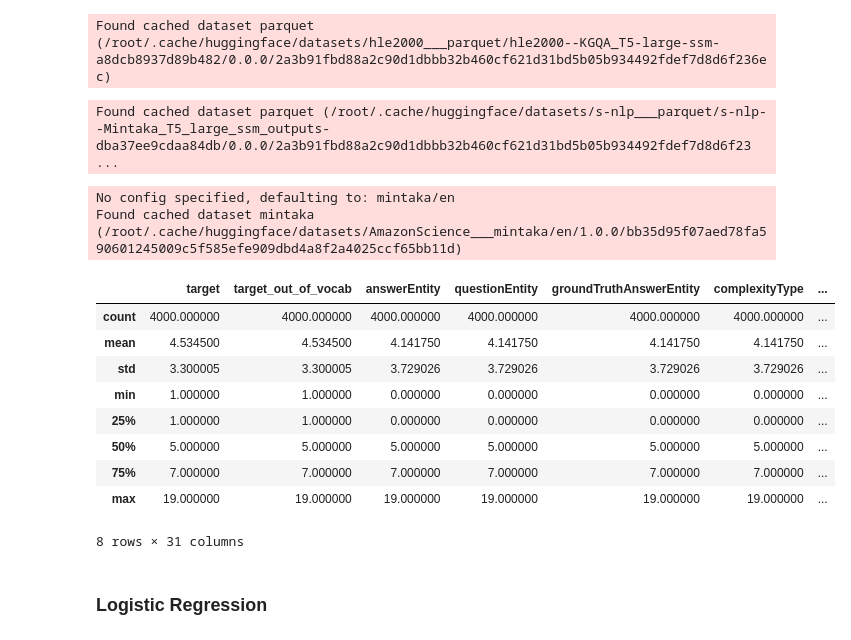
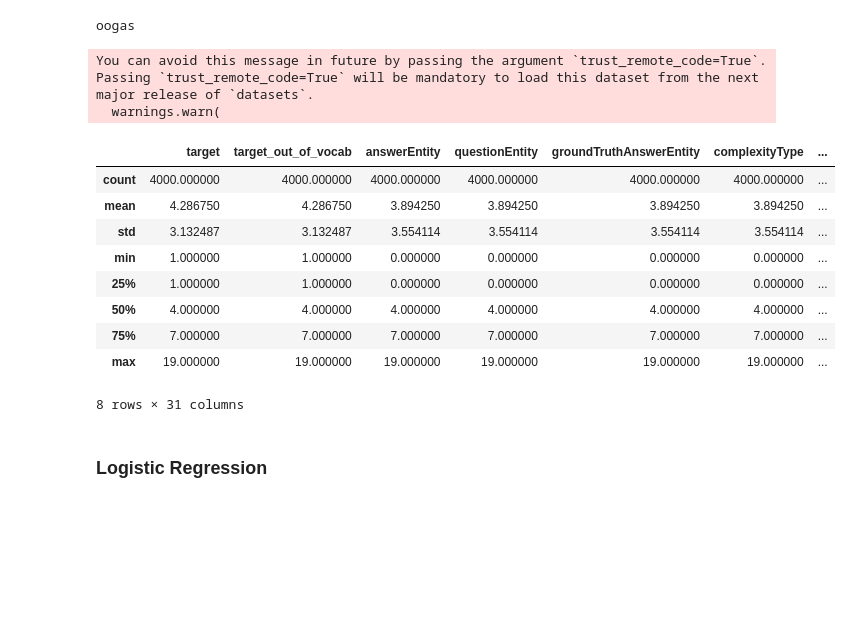
Before and after one commit to s-nlp/kbqa, a Jupyter notebook: experiments/subgraphs_reranking/ranking.ipynb, the cells around one changed output. Saved outputs shown, nothing was run; the diff lists cells and outputs as text; code cells hidden in the pictures; blank space fills up the shorter version.

```diff
--- a/experiments/subgraphs_reranking/ranking.ipynb
+++ b/experiments/subgraphs_reranking/ranking.ipynb
@@ -33,3 +37,7 @@ To enable them in other operations, rebuild TensorFlow with the appropriate comp
+# %%
+poop(preprocessing.StandardScaler())
+# %% [output]
+oogas
 # %%
 random.seed(42)
 np.random.seed(42)
@@ -38,43 +46,45 @@ torch.cuda.manual_seed_all(42)
 set_seed(42)
 torch.backends.cudnn.deterministic = True
 torch.backends.cudnn.benchmark = False
+# %%
+# os.environ['HF_DATASETS_CACHE'] = '/workspace/storage/misc/huggingface'
+
+ds_type = "t5xlssm"  # 't5largessm', 't5xlssm', 'mistral' or 'mixtral'
+
+hf_cache_dir = "/workspace/storage/misc/huggingface"
+mintaka_dataset_path = "AmazonScience/mintaka"
+kgqa_ds_path = "s-nlp/KGQASubgraphsRanking"
+
+
+features_ds = load_dataset(
+    kgqa_ds_path, data_dir=f"{ds_type}_subgraphs", cache_dir=hf_cache_dir
+)
+outputs_ds = load_dataset(
+    kgqa_ds_path, data_dir=f"{ds_type}_outputs", cache_dir=hf_cache_dir
+)
+mintaka_ds = load_dataset(mintaka_dataset_path)
+# %% [output]
+You can avoid this message in future by passing the argument `trust_remote_code=True`.
+Passing `trust_remote_code=True` will be mandatory to load this dataset from the next major release of `datasets`.
+  warnings.warn(
 # %%
-# os.environ['HF_DATASETS_CACHE'] = '/workspace/storage/misc/huggingface'
-
-ds_type = "large"  # 'large' or 'xl'
-
-
-mintaka_dataset_path = "AmazonScience/mintaka"
-features_dataset_path = f"hle2000/KGQA_T5-{ds_type}-ssm"
-seq2seq_outputs_dataset_path = f"s-nlp/Mintaka_T5_{ds_type}_ssm_outputs"
-
-
-features_ds = load_dataset(features_dataset_path)
-outputs_ds = load_dataset(seq2seq_outputs_dataset_path)
-mintaka_ds = load_dataset(mintaka_dataset_path)
-
-
 train_df = prepare_data(mintaka_ds["train"], outputs_ds["train"], features_ds["train"])
 valid_df = prepare_data(
     mintaka_ds["validation"], outputs_ds["validation"], features_ds["validation"]
 )
 test_df = prepare_data(mintaka_ds["test"], outputs_ds["test"], features_ds["test"])
 test_df.groupby(["id", "question"]).count().describe()
 # %% [output]
+|  | target | target_out_of_vocab | answerEntity | questionEntity | groundTruthAnswerEntity | complexityType | ... |
+| count | 4000.000000 | 4000.000000 | 4000.000000 | 4000.000000 | 4000.000000 | 4000.000000 | ... |
+| mean | 4.286750 | 4.286750 | 3.894250 | 3.894250 | 3.894250 | 3.894250 | ... |
+| std | 3.132487 | 3.132487 | 3.554114 | 3.554114 | 3.554114 | 3.554114 | ... |
+| min | 1.000000 | 1.000000 | 0.000000 | 0.000000 | 0.000000 | 0.000000 | ... |
+| 25% | 1.000000 | 1.000000 | 0.000000 | 0.000000 | 0.000000 | 0.000000 | ... |
+| 50% | 4.000000 | 4.000000 | 4.000000 | 4.000000 | 4.000000 | 4.000000 | ... |
+| 75% | 7.000000 | 7.000000 | 7.000000 | 7.000000 | 7.000000 | 7.000000 | ... |
+| max | 19.000000 | 19.000000 | 19.000000 | 19.000000 | 19.000000 | 19.000000 | ... |
-Found cached dataset parquet (/root/.cache/huggingface/datasets/hle2000___parquet/hle2000--KGQA_T5-large-ssm-a8dcb8937d89b482/0.0.0/2a3b91fbd88a2c90d1dbbb32b460cf621d31bd5b05b934492fdef7d8d6f236ec)
+8 rows × 31 columns
-Found cached dataset parquet (/root/.cache/huggingface/datasets/s-nlp___parquet/s-nlp--Mintaka_T5_large_ssm_outputs-dba37ee9cdaa84db/0.0.0/2a3b91fbd88a2c90d1dbbb32b460cf621d31bd5b05b934492fdef7d8d6f23 ...
-No config specified, defaulting to: mintaka/en
-Found cached dataset mintaka (/root/.cache/huggingface/datasets/AmazonScience___mintaka/en/1.0.0/bb35d95f07aed78fa590601245009c5f585efe909dbd4a8f2a4025ccf65bb11d)
-|  | target | target_out_of_vocab | answerEntity | questionEntity | groundTruthAnswerEntity | complexityType | ... |
-| count | 4000.000000 | 4000.000000 | 4000.000000 | 4000.000000 | 4000.000000 | 4000.000000 | ... |
-| mean | 4.534500 | 4.534500 | 4.141750 | 4.141750 | 4.141750 | 4.141750 | ... |
-| std | 3.300005 | 3.300005 | 3.729026 | 3.729026 | 3.729026 | 3.729026 | ... |
-| min | 1.000000 | 1.000000 | 0.000000 | 0.000000 | 0.000000 | 0.000000 | ... |
-| 25% | 1.000000 | 1.000000 | 0.000000 | 0.000000 | 0.000000 | 0.000000 | ... |
-| 50% | 5.000000 | 5.000000 | 5.000000 | 5.000000 | 5.000000 | 5.000000 | ... |
-| 75% | 7.000000 | 7.000000 | 7.000000 | 7.000000 | 7.000000 | 7.000000 | ... |
-| max | 19.000000 | 19.000000 | 19.000000 | 19.000000 | 19.000000 | 19.000000 | ... |
-8 rows × 31 columns
 # %%
 features_map = {
     "text": ["question_answer_embedding"],
```
Also changed, not shown: parts of 14 cells of this notebook, 4 other files.
